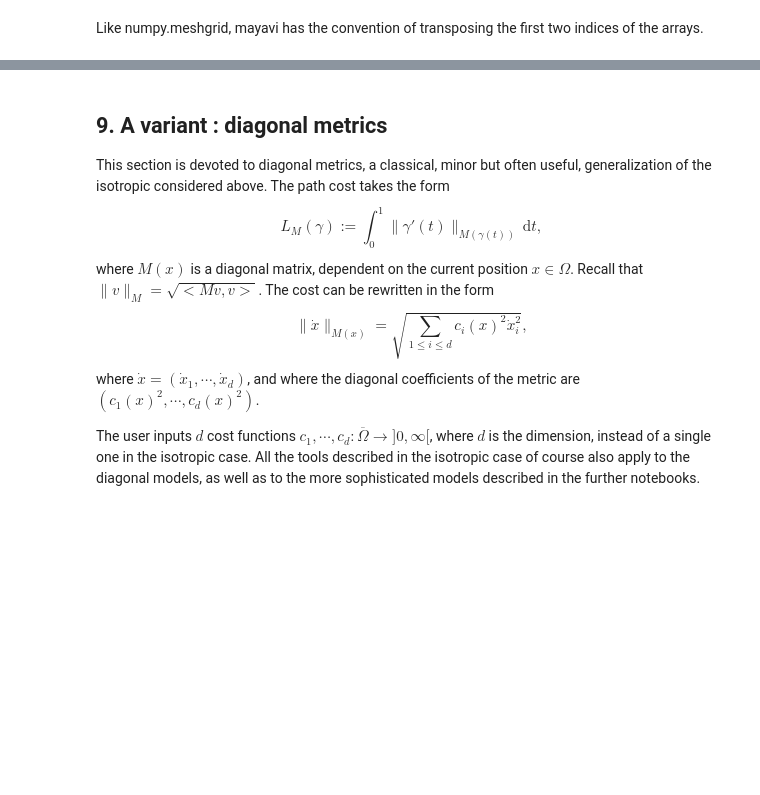
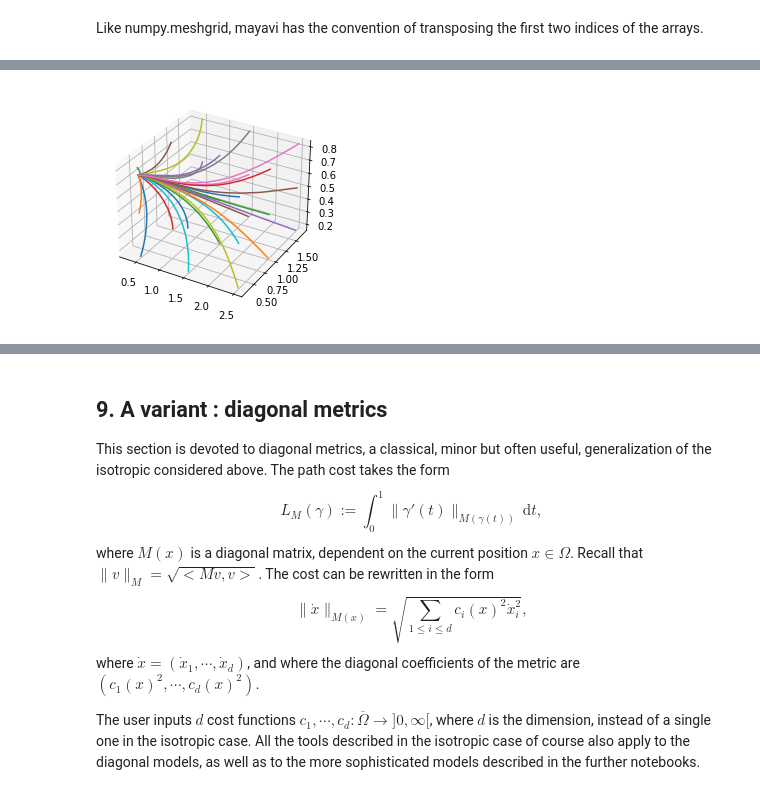
Before and after one commit to Mirebeau/AdaptiveGridDiscretizations, a Jupyter notebook: Notebooks_FMM/Isotropic.ipynb, the cells around one changed output, grey strips where cells are left out. Cells and saved outputs as stored; diff of their text form; code cells hidden in the pictures; blank space fills up the shorter version.

```diff
--- a/Notebooks_FMM/Isotropic.ipynb
+++ b/Notebooks_FMM/Isotropic.ipynb
@@ -500,7 +615,8 @@ hfmOut = hfmIn3D.Run()
 # %%
-fig = plt.figure()
-ax = fig.gca(projection='3d')
-for geo in hfmOut['geodesics']: ax.plot(*geo)
+plt.axes(projection='3d')
+for geo in hfmOut['geodesics']: plt.plot(*geo)
+# %% [output]
+[figure, added]
 # %%
 if useMayavi:
     mlab.contour3d(hfmOutput['values'], contours=[1,3,5,10])
```
Also changed, not shown: parts of 28 cells of this notebook.
